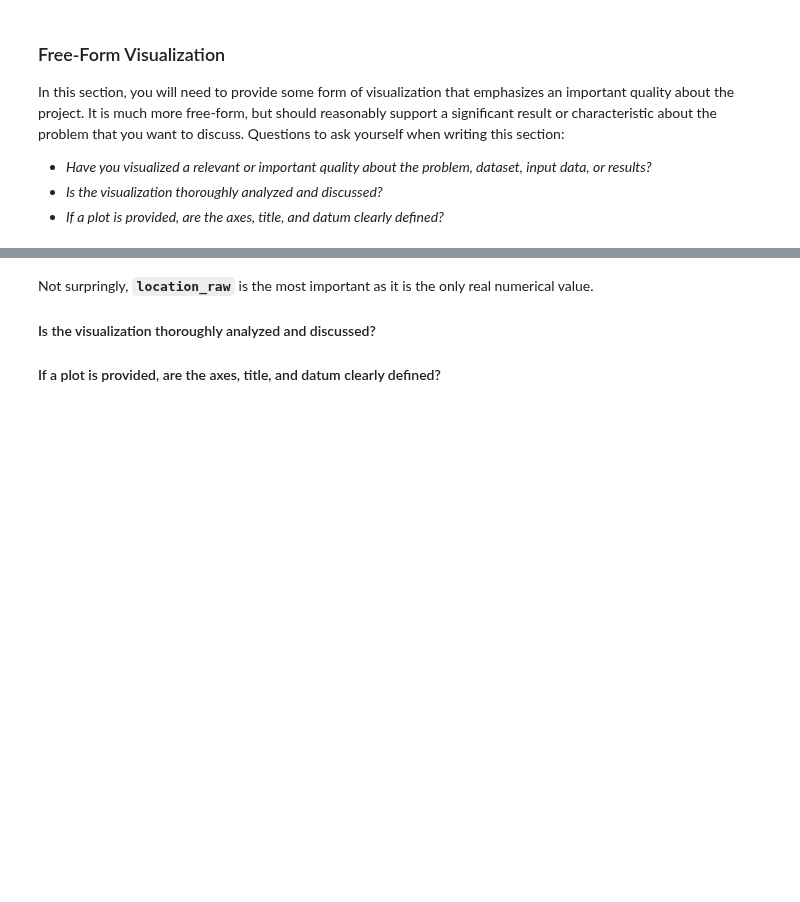
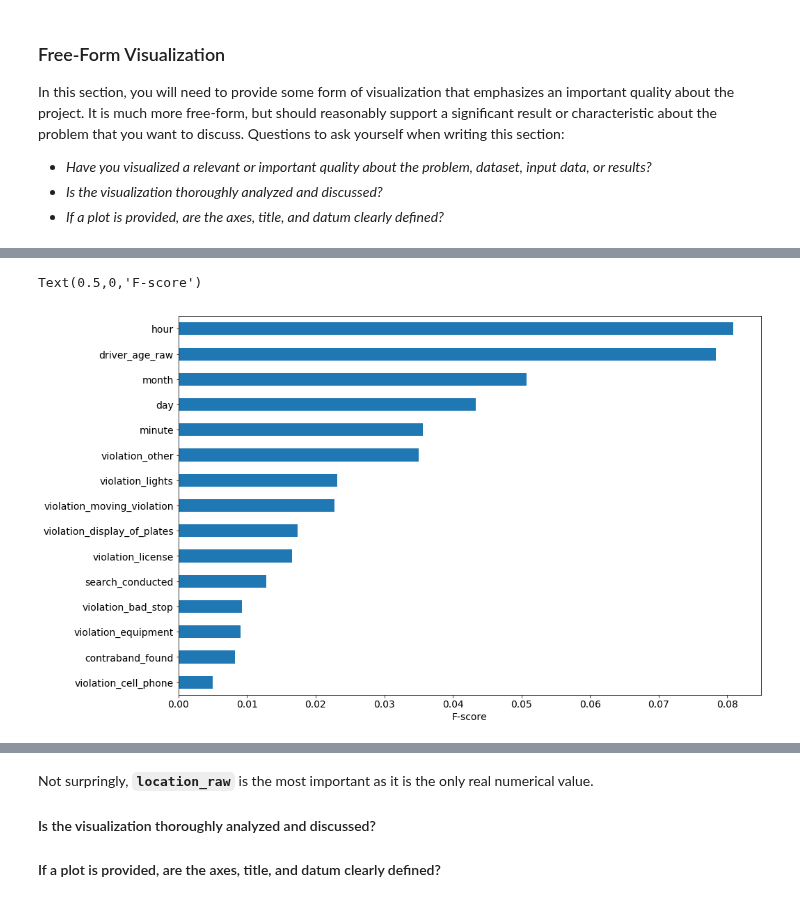
Before and after one commit to patrickmpoon/machine-learning, a Jupyter notebook: projects/capstone/Traffic_Stop_Outcome_Predictor.ipynb, the cells around one changed output, grey strips where cells are left out. Saved outputs shown, nothing was run; the diff lists cells and outputs as text; code cells hidden in the pictures; blank space fills up the shorter version.

```diff
--- a/projects/capstone/Traffic_Stop_Outcome_Predictor.ipynb
+++ b/projects/capstone/Traffic_Stop_Outcome_Predictor.ipynb
@@ -1112,0 +1546,14 @@ Did further tuning with n_estimators and got following performance:
+# %%
+import pickle
+from sklearn.ensemble import RandomForestClassifier, GradientBoostingClassifier
+
+
+X_train = pickle.load(open('./data/stage6-train.pkl', 'rb'))
+y_train = X_train.pop('stop_outcome')
+X_test = pickle.load(open('./data/stage6-test.pkl', 'rb'))
+y_test = X_test.pop('stop_outcome')
+
+gbc = GradientBoostingClassifier(criterion='mse', learning_rate=0.1, max_depth=5, max_features=219,
+                                 subsample=0.85, verbose=3, random_state=0)
+gbc.fit(X_train, y_train)
+print('{}'.format(gbc.score(X_test, y_test)))
@@ -1189,0 +1994,8 @@ Here is a horizontal barchart of the sorted feature importances from the trained
+# %%
+gbc_tuned_df = pd.DataFrame(data=gbc.feature_importances_[:15], index=X_train.columns.values[:15])
+gbc_tuned_plot = gbc_tuned_df.sort_values(by=0).plot.barh(figsize=(15, 10), fontsize=14)
+gbc_tuned_plot.axes.legend().set_visible(False)
+gbc_tuned_plot.axes.set_xlabel('F-score', fontsize=14)
+# %% [output]
+Text(0.5,0,'F-score')
+[figure, added]
```
Also changed, not shown: parts of 37 cells of this notebook, 1 other file.
